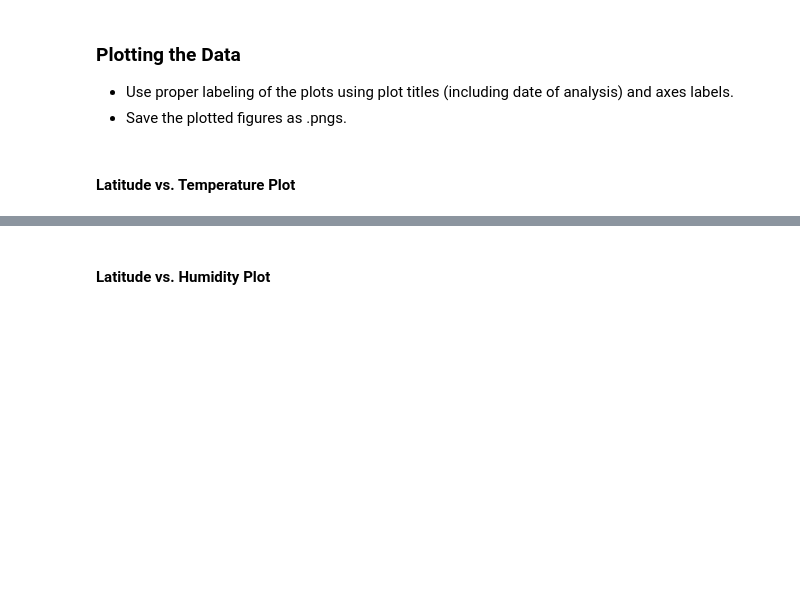
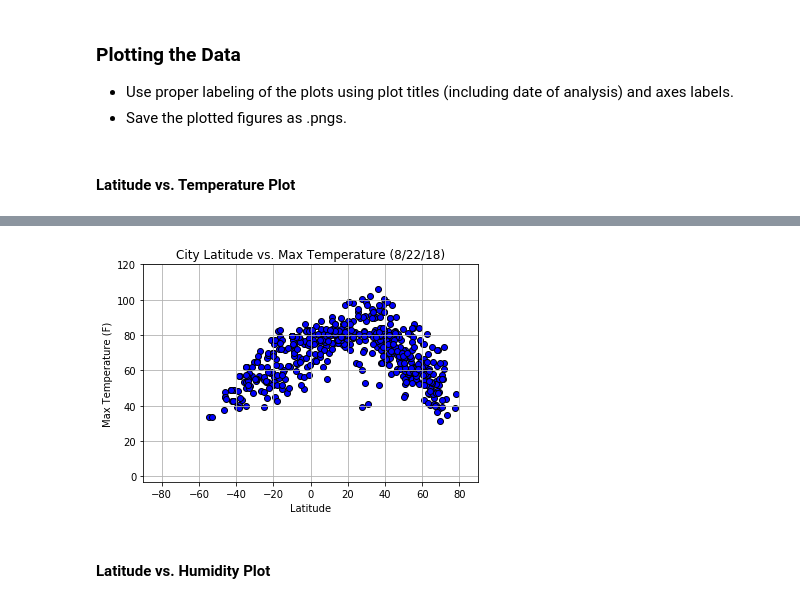
Before and after one commit to mmsquier/HW-6-Python-APIs, a Jupyter notebook: WeatherPy-Maggy Squier.ipynb, the cells around one changed output, grey strips where cells are left out. Drawn from its saved outputs; the diff is of its cells as text; code cells hidden in the pictures; blank space fills up the shorter version.

```diff
--- a/WeatherPy-Maggy Squier.ipynb
+++ b/WeatherPy-Maggy Squier.ipynb
@@ -84,22 +95,29 @@ respond_time_length=respond_request.elapsed.total_seconds()/60
 #and the will comeout in json form
 
 #for every city in the cities list it will do a request on url for data
+x=0
+
+print(f"Beginning Data Retrival")
+print(f"---------------------------")
+
 for city in cities:
-    response_request=requests.get(query_url+city)
-    response=response_request.json()
+    url = "http://api.openweathermap.org/data/2.5/weather?"
+    query_url = url + "appid=" + api_key + "&q=" + city + "&units=imperial"
+    #response_quest=requests.get(url)
+    #q_url=f"{url}&q={city}&units=imperial"
+    response_request=requests.get(query_url)
+    response = response_request.json()
+    time.sleep(1.01)
 
 #x=0 to start the record porcesssing at 0 and loop/iterate thru the cities
 
     if (response["cod"]==200):
-        x=0
-        x=x+1
-        print(f"Record Processed {x} | {city}")
-        print(response_reqest.url)
+
 
 #.loc to move city info into the correct columns
-
         data_df.loc[x,"City"] = city
         data_df.loc[x,"Cloudiness"] = response['clouds']['all']
+
         data_df.loc[x,"Country"] = response['sys']['country']
         data_df.loc[x,"Date"] = response['dt']
         data_df.loc[x,"Humidity"] = response['main']['humidity']
@@ -107,13 +125,17 @@ for city in cities:
         data_df.loc[x,"Lng"] = response['coord']['lon']
         data_df.loc[x,"Max Temperature"] = response['main']['temp_max']
         data_df.loc[x,"Wind Speed"] = response['wind']['speed']
+        print(f"Record Processed {x} | {city}")
+        print(response_request.url)
+
+        x=x+1
 
 #else to continue with the loop and move on to the next city
     else:
         print("City not found")
 
 #except if get error when looking for data it will continue looping
-    except (KeyError, IndexError):
-        print("Missing field. Skipping.")
+    #except (KeyError, IndexError):
+        #print("Missing field. Skipping.")
 
 print("Data Gathering Complete")
@@ -182,2 +215,20 @@ final_df.to_csv(output_data_file, encoding="utf-8", index=False)
+# %%
+#Plotting and labels!
+plt.scatter(x=data_df["Lat"], y=data_df["Max Temperature"],marker="o", edgecolor="black", color="blue")
+plt.title("City Latitude vs. Max Temperature (8/22/18)")
+plt.xlabel("Latitude")
+plt.ylabel("Max Temperature (F)")
+plt.grid(True)
+
+#change x axis to reflect all data from lists
+plt.xlim(-90, 90)
+plt.ylim(-3, 120)
+
+#Save the figure
+#plt.savefig("starter_code/lat_temp.png")
+#to show graph
+plt.show()
+# %% [output]
+[figure, added]
 # %% [markdown]
 #### Latitude vs. Humidity Plot
```
Also changed, not shown: parts of 23 cells of this notebook.
